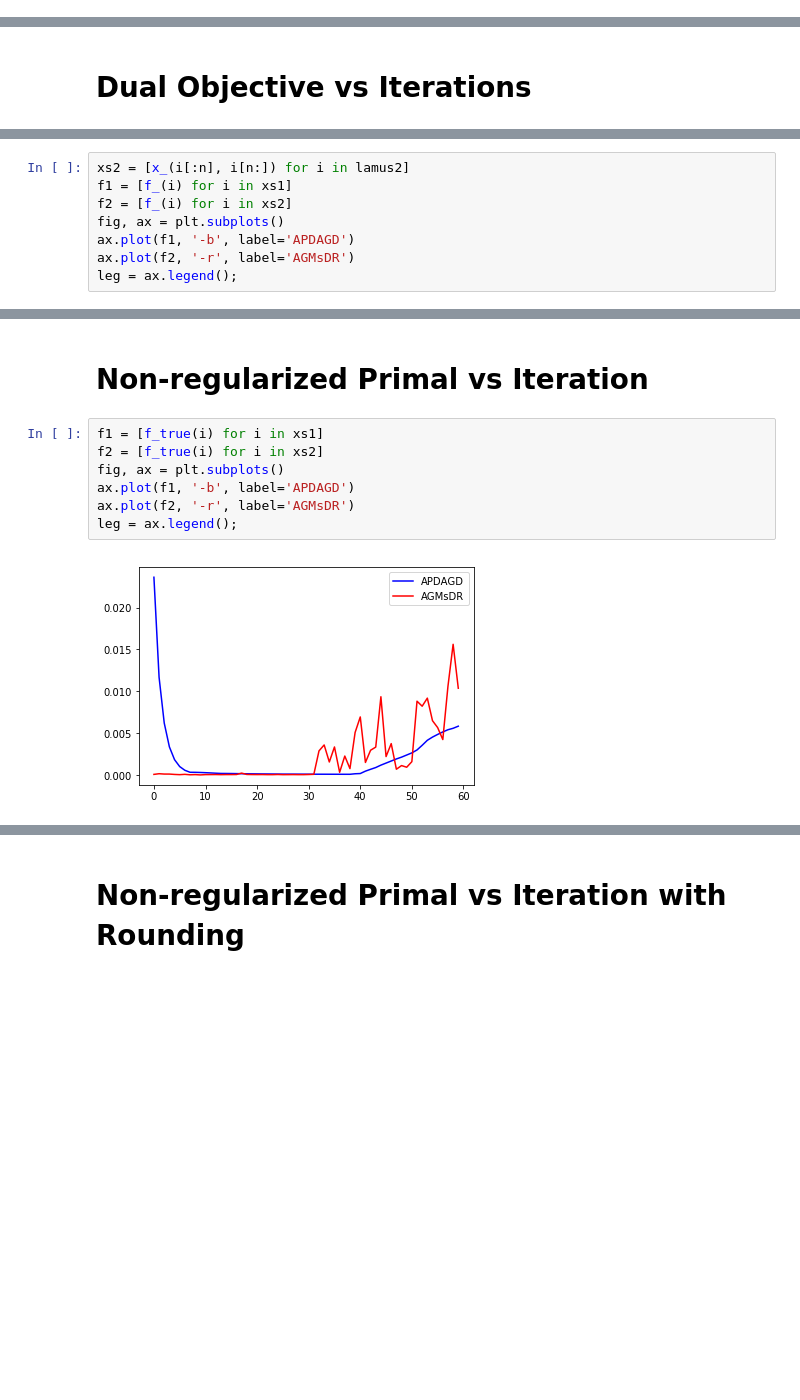
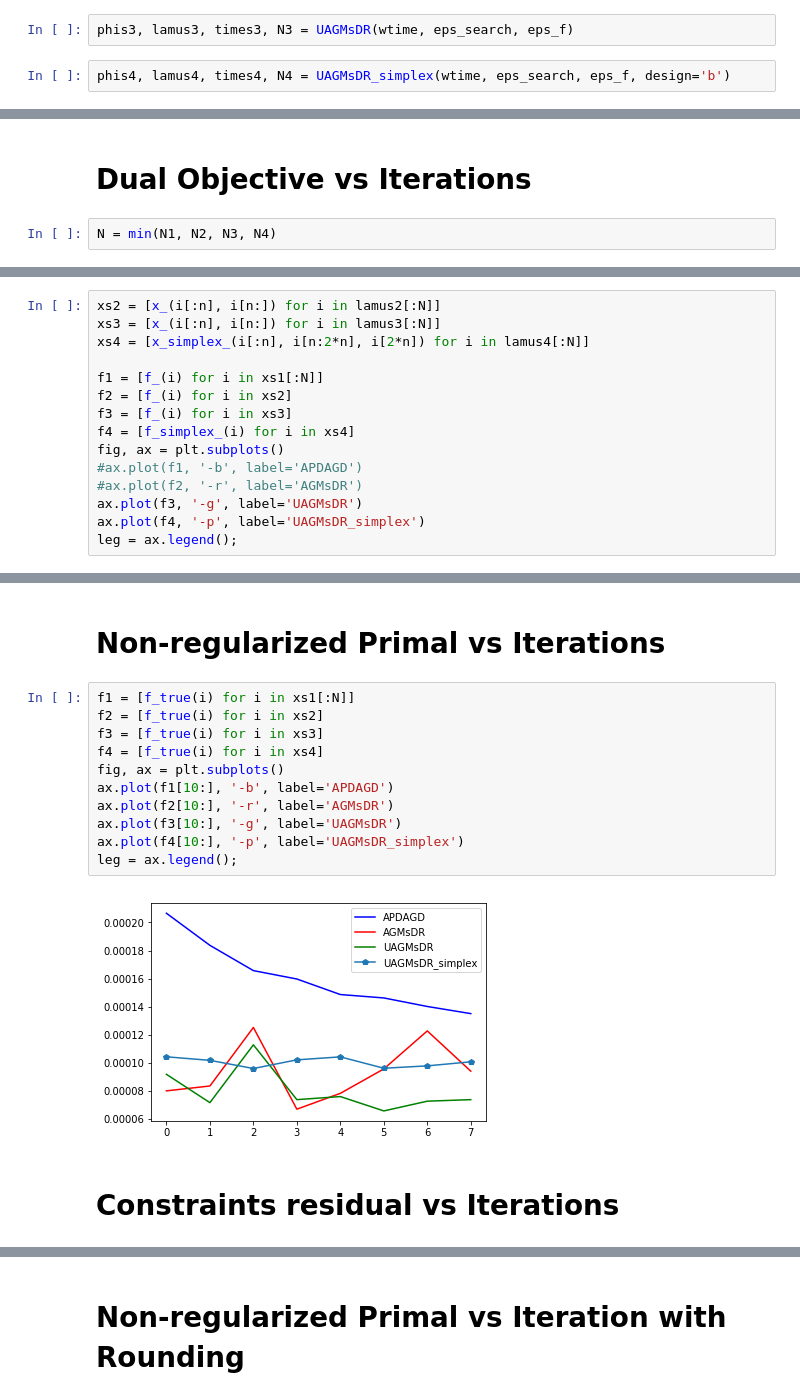
Before and after one commit to nazya/acc-alt-OT, a Jupyter notebook: main.ipynb, the cells around one changed output, grey strips where cells are left out. Drawn from its saved outputs; the diff is of its cells as text; blank space fills up the shorter version.

```diff
--- a/main.ipynb
+++ b/main.ipynb
@@ -240,0 +719,4 @@ phis2, lamus2 = AGMsDR(N)
+# %%
+phis3, lamus3, times3, N3 = UAGMsDR(wtime, eps_search, eps_f)
+# %%
+phis4, lamus4, times4, N4 = UAGMsDR_simplex(wtime, eps_search, eps_f, design='b')
@@ -241,4 +732,6 @@ phis2, lamus2 = AGMsDR(N)
 # %% [markdown]
 # Dual Objective vs Iterations
+# %%
+N = min(N1, N2, N3, N4)
 # %%
 fig, ax = plt.subplots()
@@ -252,9 +747,16 @@ leg = ax.legend();
 # %%
-xs2 = [x_(i[:n], i[n:]) for i in lamus2]
-f1 = [f_(i) for i in xs1]
+xs2 = [x_(i[:n], i[n:]) for i in lamus2[:N]]
+xs3 = [x_(i[:n], i[n:]) for i in lamus3[:N]]
+xs4 = [x_simplex_(i[:n], i[n:2*n], i[2*n]) for i in lamus4[:N]]
+
+f1 = [f_(i) for i in xs1[:N]]
 f2 = [f_(i) for i in xs2]
+f3 = [f_(i) for i in xs3]
+f4 = [f_simplex_(i) for i in xs4]
 fig, ax = plt.subplots()
-ax.plot(f1, '-b', label='APDAGD')
-ax.plot(f2, '-r', label='AGMsDR')
+#ax.plot(f1, '-b', label='APDAGD')
+#ax.plot(f2, '-r', label='AGMsDR')
+ax.plot(f3, '-g', label='UAGMsDR')
+ax.plot(f4, '-p', label='UAGMsDR_simplex')
 leg = ax.legend();
 # %% [output]
@@ -262,11 +764,17 @@ leg = ax.legend();
 # %% [markdown]
-# Non-regularized Primal vs Iteration
+# Non-regularized Primal vs Iterations
 # %%
-f1 = [f_true(i) for i in xs1]
+f1 = [f_true(i) for i in xs1[:N]]
 f2 = [f_true(i) for i in xs2]
+f3 = [f_true(i) for i in xs3]
+f4 = [f_true(i) for i in xs4]
 fig, ax = plt.subplots()
-ax.plot(f1, '-b', label='APDAGD')
-ax.plot(f2, '-r', label='AGMsDR')
+ax.plot(f1[10:], '-b', label='APDAGD')
+ax.plot(f2[10:], '-r', label='AGMsDR')
+ax.plot(f3[10:], '-g', label='UAGMsDR')
+ax.plot(f4[10:], '-p', label='UAGMsDR_simplex')
 leg = ax.legend();
 # %% [output]
-[figure, old version]
+[figure, new version]
+# %% [markdown]
+# Constraints residual vs Iterations
```
Also changed, not shown: parts of 41 cells of this notebook.
